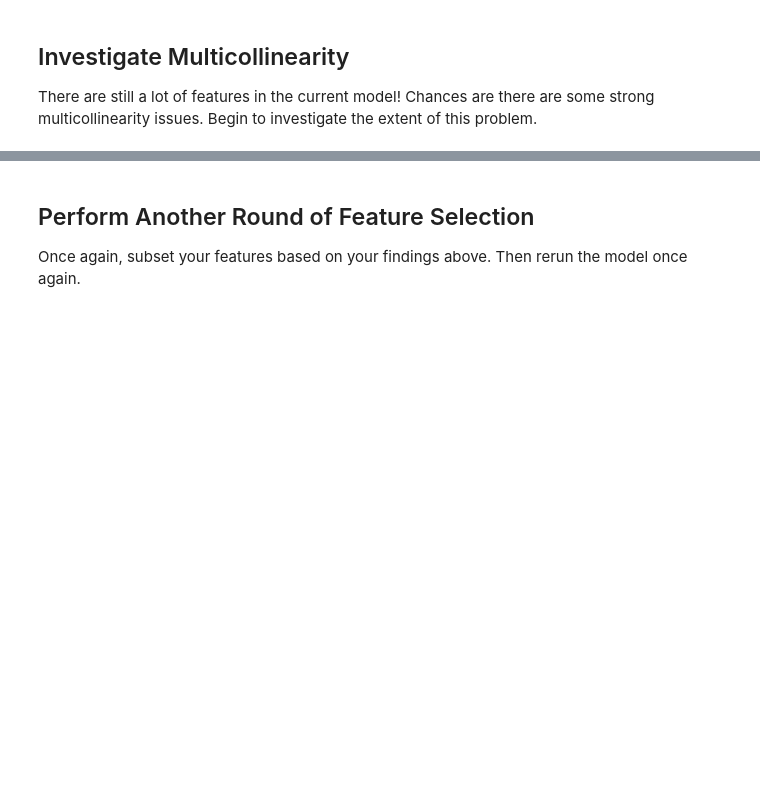
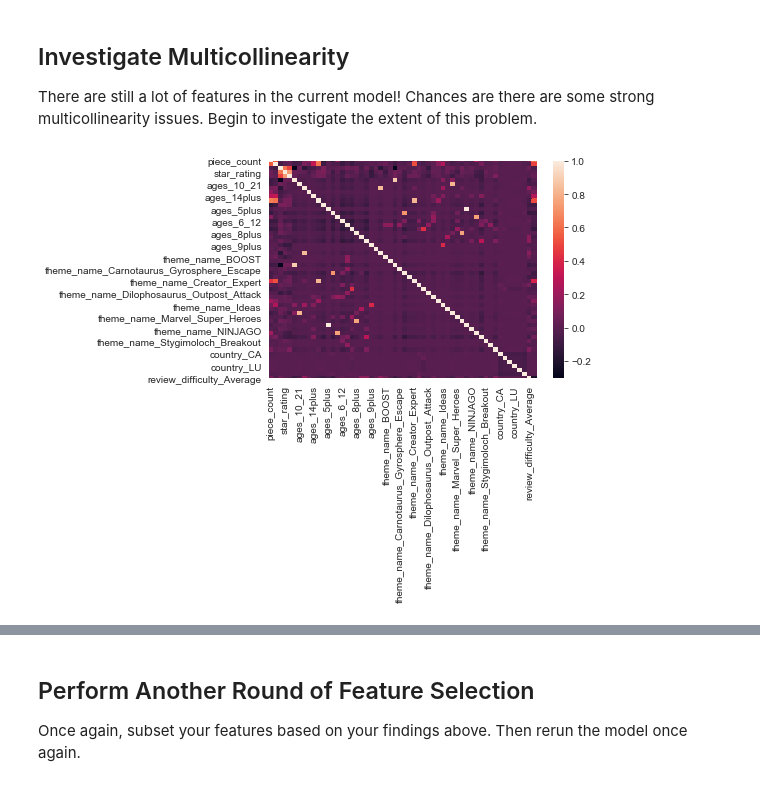
Before and after one commit to Stenke/Multiple-Regression-Aggression, a Jupyter notebook: Leggo_Model.ipynb, the cells around one changed output, grey strips where cells are left out. Cells and saved outputs as stored; diff of their text form; code cells hidden in the pictures; blank space fills up the shorter version.

Commit message:
Update Leggo_Model.ipynb
Copy work done from fork

```diff
--- a/Leggo_Model.ipynb
+++ b/Leggo_Model.ipynb
@@ -129,5 +139,14 @@ strong multicollinearity problems or that the design matrix is singular.
 Based on the initial model, remove those features which do not appear to be statistically relevant and rerun the model.
 # %%
 # Your code here - Remove features which do not appear to be statistically relevant
+#Removing columns with high p-values
+pv = pd.DataFrame(model.pvalues)
+pv = pv.drop('Intercept').reset_index().rename(columns=
+                                               {0:'p_value', 'index': 'cols'})
+x2_cols = list(pv[pv.p_value <= 0.05].cols)
 # %%
 # Your code here - Refit the model
+predictors = '+'.join(x2_cols)
+formula = outcome + '~' + predictors
+model2 = ols(formula=formula, data=train).fit()
+model2.summary()
@@ -139,0 +190,16 @@ Based on the initial model, remove those features which do not appear to be stat
+# %%
+# Your code here - Continue to refine the model
+while True:
+
+    pv = pd.DataFrame(model2.pvalues)
+    pv = pv.drop('Intercept').reset_index().rename(columns=
+                                                {0:'p_value', 'index': 'cols'})
+    x2_cols = list(pv[pv.p_value <= 0.05].cols)
+    if len(x2_cols) == len(pv):
+        break
+    # Your code here - Refit the model
+    predictors = '+'.join(x2_cols)
+    formula = outcome + '~' + predictors
+    model2 = ols(formula=formula, data=train).fit()
+
+model2.summary()
@@ -143,3 +244,7 @@ Based on the initial model, remove those features which do not appear to be stat
 There are still a lot of features in the current model! Chances are there are some strong multicollinearity issues. Begin to investigate the extent of this problem.
 # %%
 # Your code here - Code a way to identify multicollinearity
+dfp = df[x2_cols]
+sns.heatmap(dfp.corr());
+# %% [output]
+[figure, added]
```
Also changed, not shown: parts of 18 cells of this notebook.
